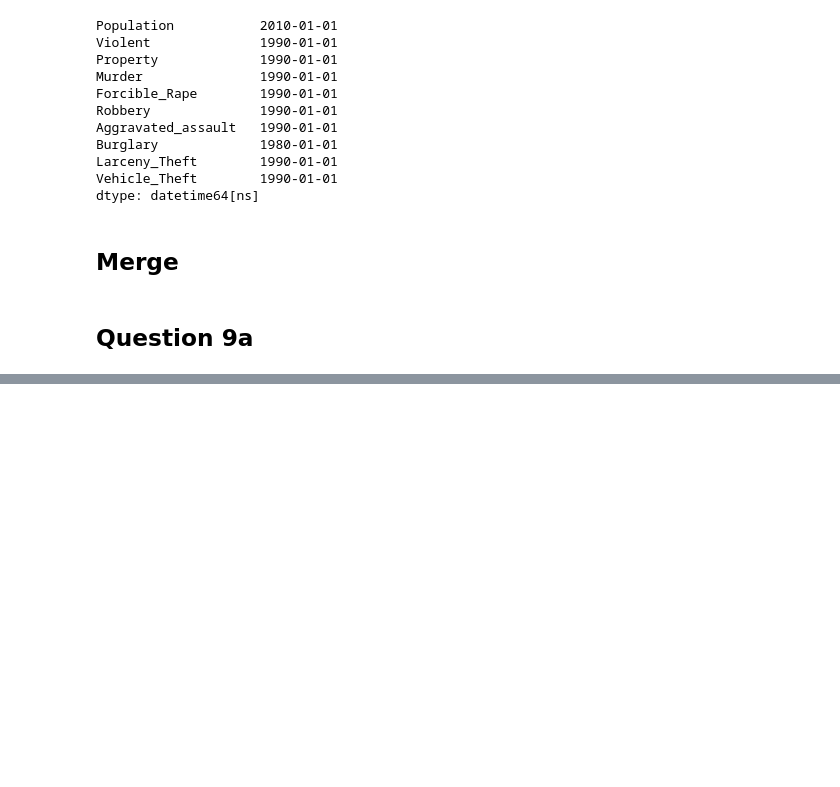
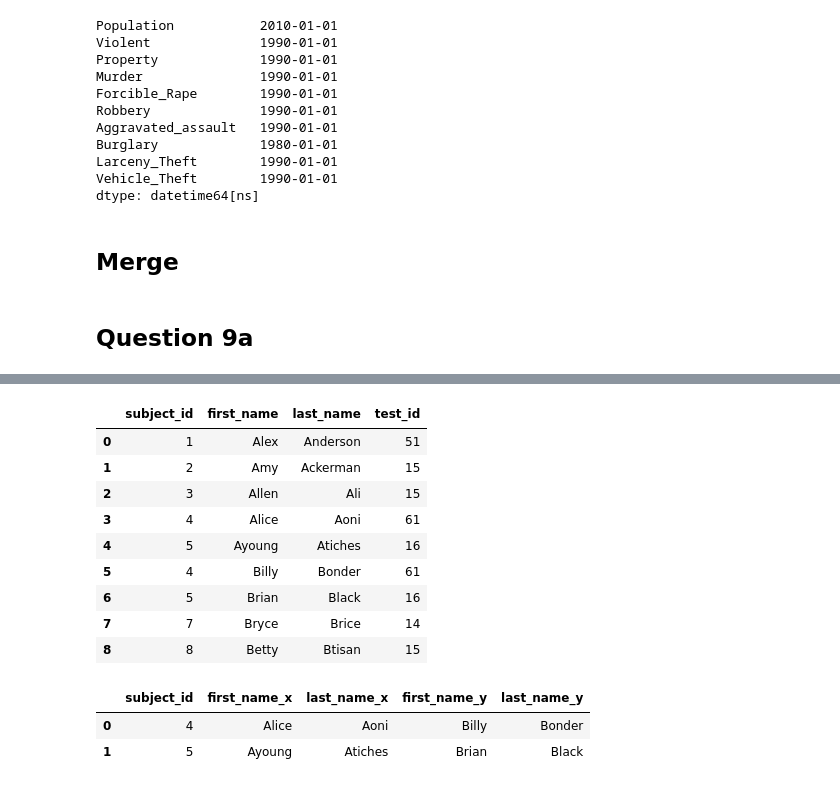
Before and after one commit to suvrat344/DataAnalysis, a Jupyter notebook: Pandas/Pandas.ipynb, the cells around one changed output, grey strips where cells are left out. Cells and saved outputs as stored; diff of their text form; code cells hidden in the pictures; blank space fills up the shorter version.

```diff
--- a/Pandas/Pandas.ipynb
+++ b/Pandas/Pandas.ipynb
@@ -3496,0 +3565,5 @@ dtype: datetime64[ns]
+# %%
+# 2 Join the two dataframes along rows and assign all_data
+
+all_data = pd.concat([data1,data2],axis=0,ignore_index=True)
+all_data
@@ -3496,0 +3610,23 @@ dtype: datetime64[ns]
+# %%
+# 5 Merge all_data and data3 along the subject_id value
+
+all_data.merge(data3,how="inner",on="subject_id")
+# %% [output]
+|  | subject_id | first_name | last_name | test_id |
+| 0 | 1 | Alex | Anderson | 51 |
+| 1 | 2 | Amy | Ackerman | 15 |
+| 2 | 3 | Allen | Ali | 15 |
+| 3 | 4 | Alice | Aoni | 61 |
+| 4 | 5 | Ayoung | Atiches | 16 |
+| 5 | 4 | Billy | Bonder | 61 |
+| 6 | 5 | Brian | Black | 16 |
+| 7 | 7 | Bryce | Brice | 14 |
+| 8 | 8 | Betty | Btisan | 15 |
+# %%
+# 6 Merge only the data that has the same 'subject_id' on both data1 and data2
+
+data1.merge(data2,how="inner",on="subject_id")
+# %% [output]
+|  | subject_id | first_name_x | last_name_x | first_name_y | last_name_y |
+| 0 | 4 | Alice | Aoni | Billy | Bonder |
+| 1 | 5 | Ayoung | Atiches | Brian | Black |
```
Also changed, not shown: parts of 49 cells of this notebook, 2 other files.
